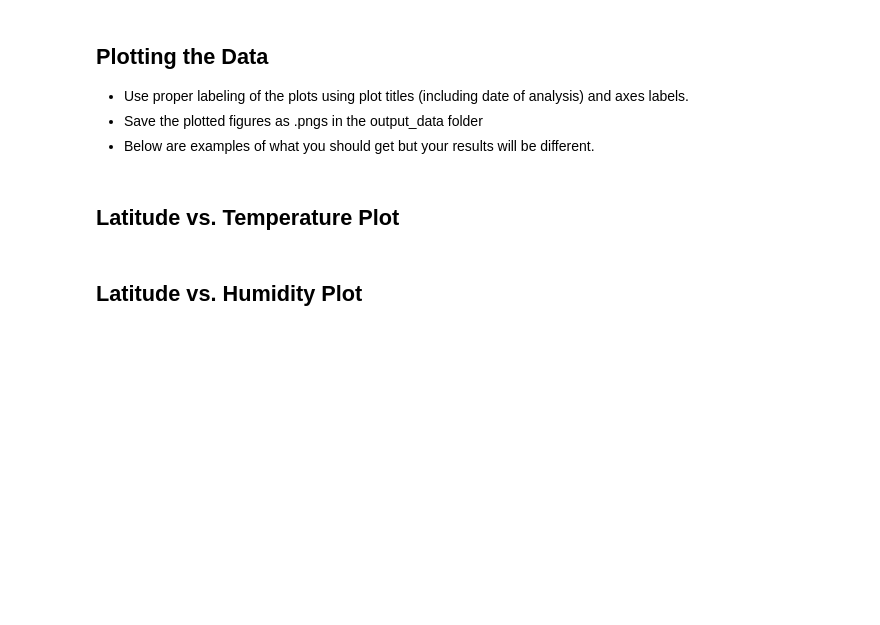
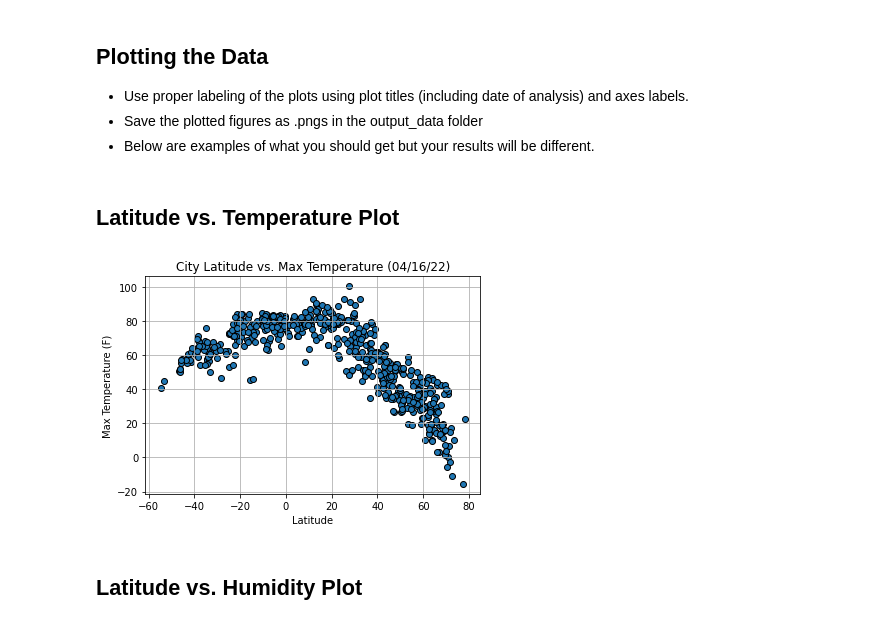
Before and after one commit to ellengrove/python-api-challenge, a Jupyter notebook: WeatherPy/WeatherPy.ipynb, the cells around one changed output. Cells and saved outputs as stored; diff of their text form; code cells hidden in the pictures; blank space fills up the shorter version.

Commit message:
saved all plot images, generate heat map using gmaps

```diff
--- a/WeatherPy/WeatherPy.ipynb
+++ b/WeatherPy/WeatherPy.ipynb
@@ -149,14 +211,21 @@ clean_city_data = pd.DataFrame(weather_df).copy()
 # %% [markdown]
 ## Latitude vs. Temperature Plot
 # %%
+# Set x and y axis
 x_axis = clean_city_data['Lat']
 y_axis = clean_city_data['Max Temp']
 
-plt.xlabel('Latitude')
-plt.ylabel('Max Temperature (F)')
-plt.title('City Latitude vs. Max Temperature (04/10/22)')
-plt.grid()
-plt.scatter(x_axis,y_axis,edgecolors='black')
+# Plot scatterplot, add labels and titles
+plt.xlabel('Latitude');
+plt.ylabel('Max Temperature (F)');
+plt.title('City Latitude vs. Max Temperature (04/16/22)');
+plt.grid();
+plt.scatter(x_axis,y_axis,edgecolors='black');
+
+# Save figure
+plt.savefig('output_data/04-16-22_lat_max_temp.png')
+# %% [output]
+[figure, added]
 # %% [markdown]
 ## Latitude vs. Humidity Plot
 # %%
```
Also changed, not shown: parts of 25 cells of this notebook, 14 other files.
